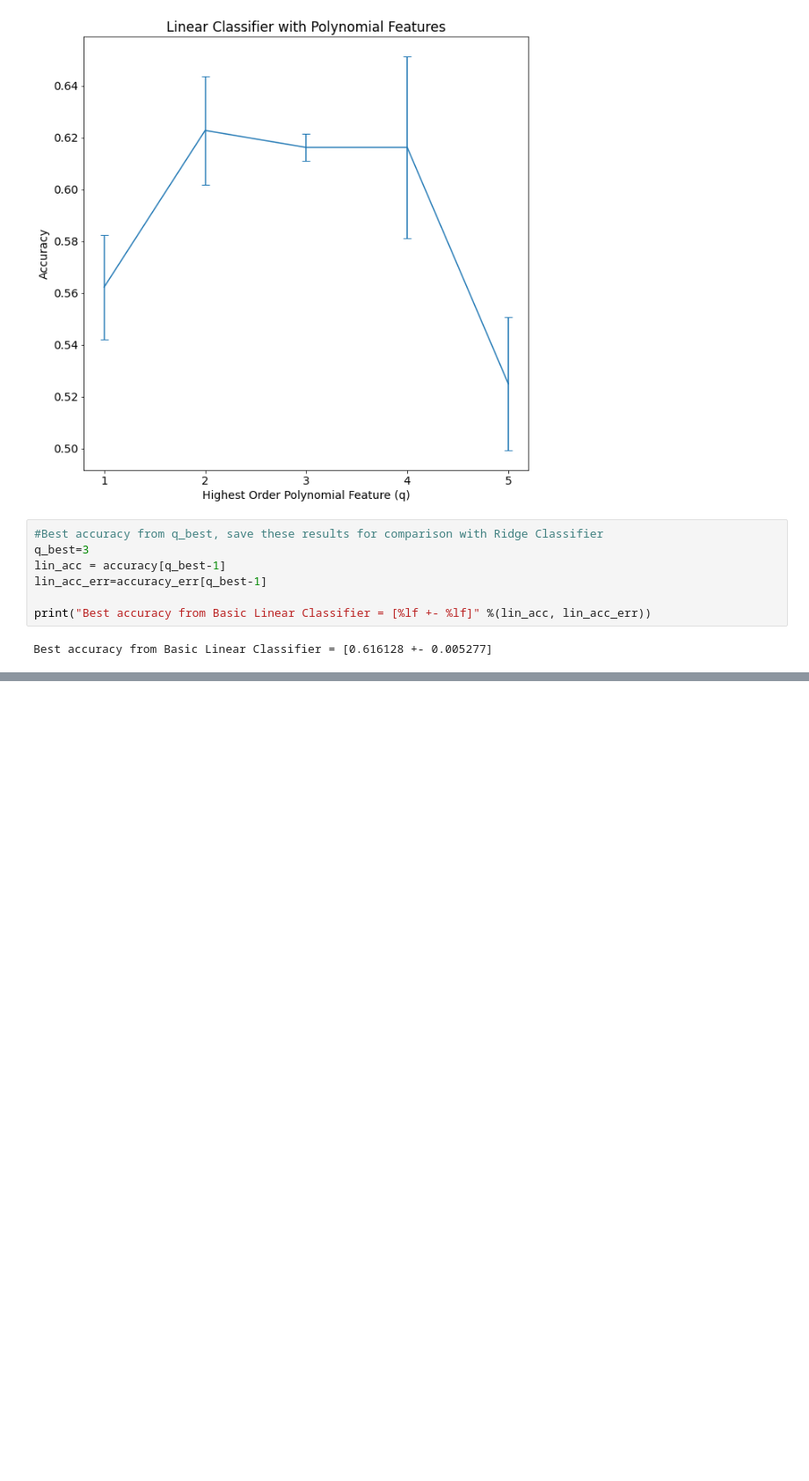
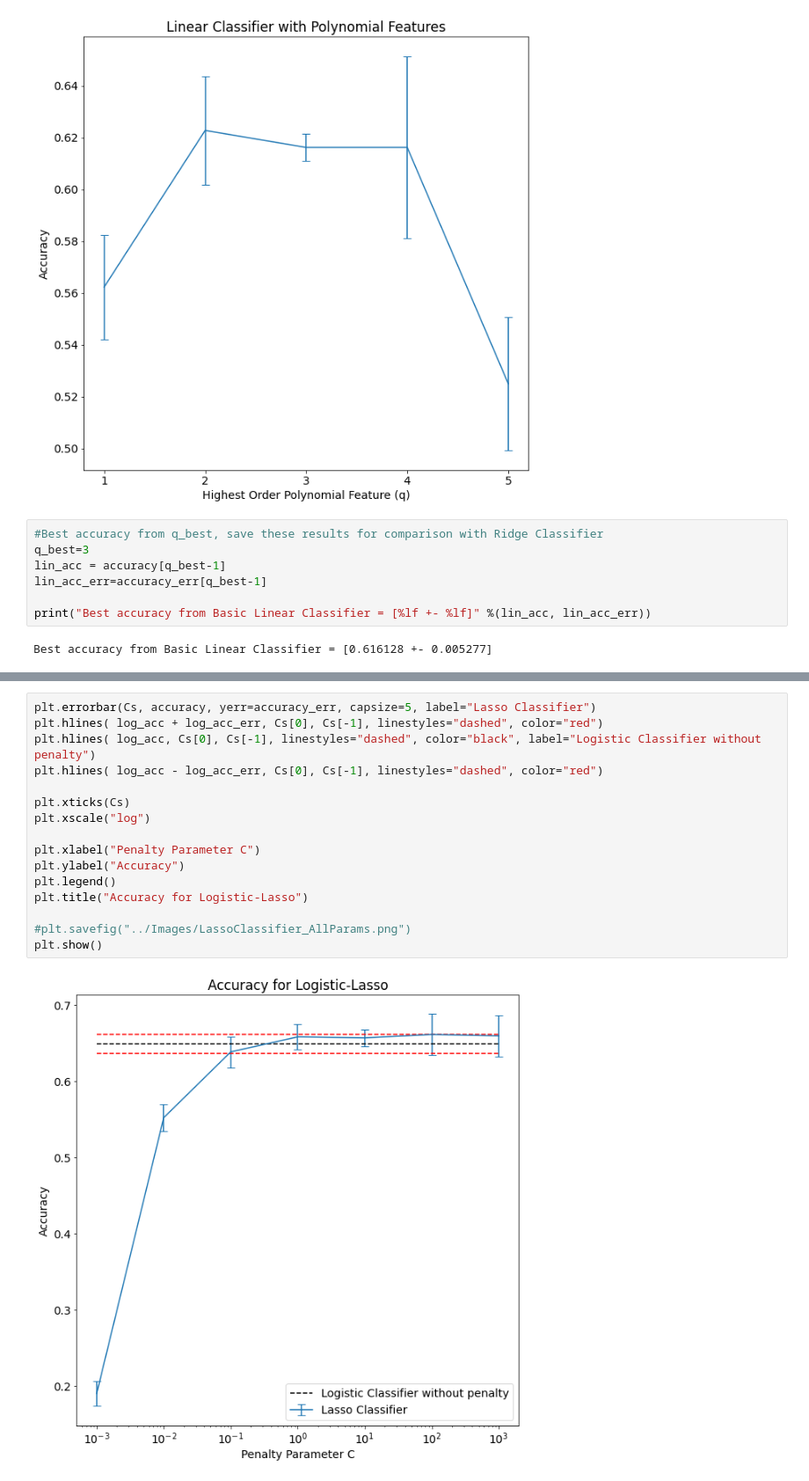
Before and after one commit to AlexSanfilippo/ML-Group-Project-Spotify, a Jupyter notebook: Data_Scripts/BasicModelsV2.0.ipynb, the cells around one changed output, grey strips where cells are left out. Shown at 88% size. Cells and saved outputs as stored; diff of their text form; blank space fills up the shorter version.

```diff
--- a/Data_Scripts/BasicModelsV2.0.ipynb
+++ b/Data_Scripts/BasicModelsV2.0.ipynb
@@ -222,0 +342,18 @@ plt.show()
+# %%
+plt.errorbar(Cs, accuracy, yerr=accuracy_err, capsize=5, label="Lasso Classifier")
+plt.hlines( log_acc + log_acc_err, Cs[0], Cs[-1], linestyles="dashed", color="red")
+plt.hlines( log_acc, Cs[0], Cs[-1], linestyles="dashed", color="black", label="Logistic Classifier without penalty")
+plt.hlines( log_acc - log_acc_err, Cs[0], Cs[-1], linestyles="dashed", color="red")
+
+plt.xticks(Cs)
+plt.xscale("log")
+
+plt.xlabel("Penalty Parameter C")
+plt.ylabel("Accuracy")
+plt.legend()
+plt.title("Accuracy for Logistic-Lasso")
+
+#plt.savefig("../Images/LassoClassifier_AllParams.png")
+plt.show()
+# %% [output]
+[figure, added]
```
Also changed, not shown: parts of 28 cells of this notebook, 9 other files.
